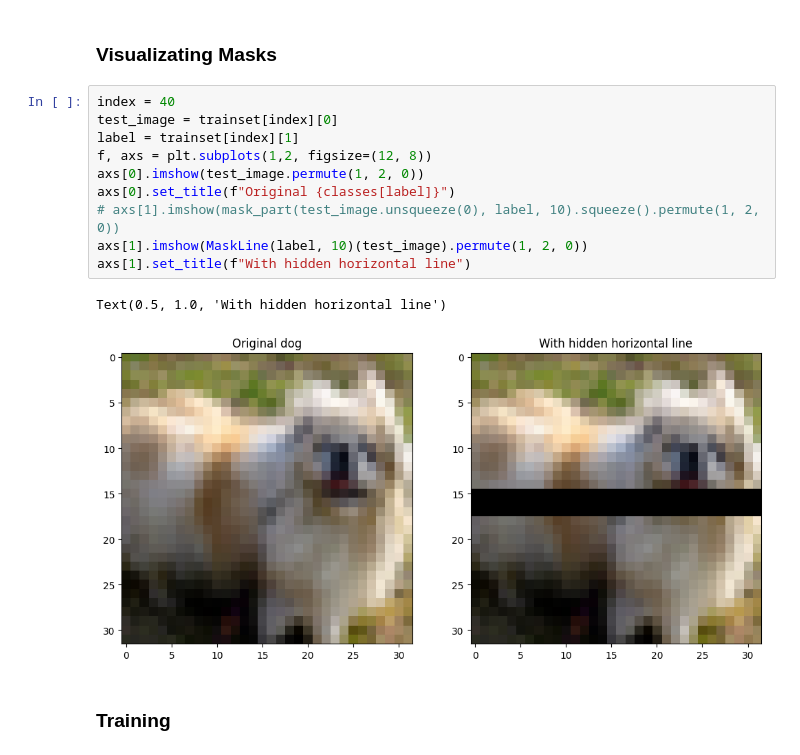
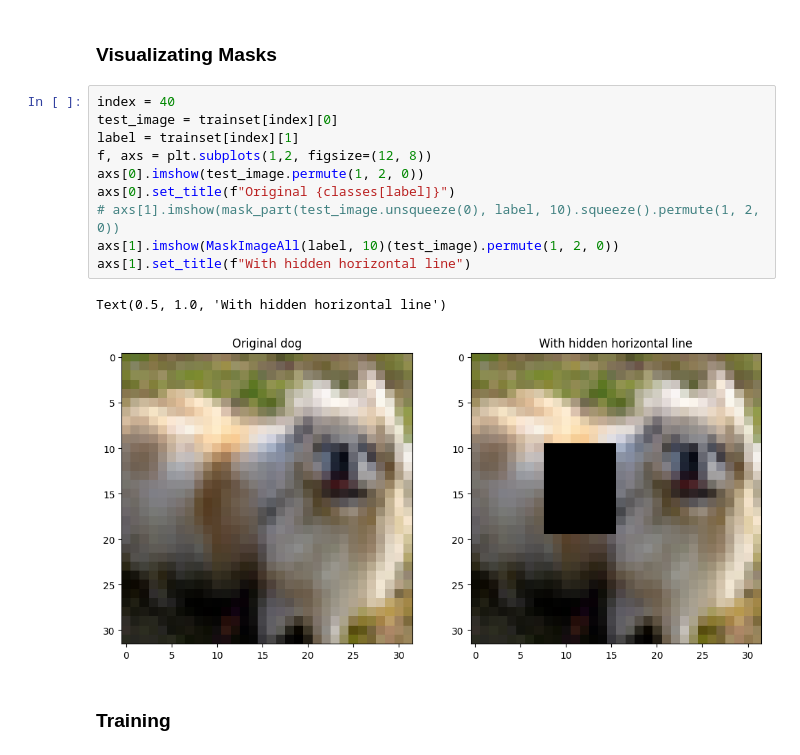
Before and after one commit to NOTfedos/Universal-Adversarial-Image, a Jupyter notebook: Attempt3(more masks).ipynb, the cells around one changed output. Cells and saved outputs as stored; diff of their text form.

Commit message:
added experiment 3 + proba plots

```diff
--- a/Attempt3(more masks).ipynb
+++ b/Attempt3(more masks).ipynb
@@ -131,16 +131,16 @@ Files already downloaded and verified
 # %%
 index = 40
 test_image = trainset[index][0]
 label = trainset[index][1]
 f, axs = plt.subplots(1,2, figsize=(12, 8))
 axs[0].imshow(test_image.permute(1, 2, 0))
 axs[0].set_title(f"Original {classes[label]}")
 # axs[1].imshow(mask_part(test_image.unsqueeze(0), label, 10).squeeze().permute(1, 2, 0))
-axs[1].imshow(MaskLine(label, 10)(test_image).permute(1, 2, 0))
+axs[1].imshow(MaskImageAll(label, 10)(test_image).permute(1, 2, 0))
 axs[1].set_title(f"With hidden horizontal line")
 # %% [output]
 Text(0.5, 1.0, 'With hidden horizontal line')
-[figure, old version]
+[figure, new version]
 # %% [markdown]
 ### Training
 # %%
```
Also changed, not shown: 9 other files.
